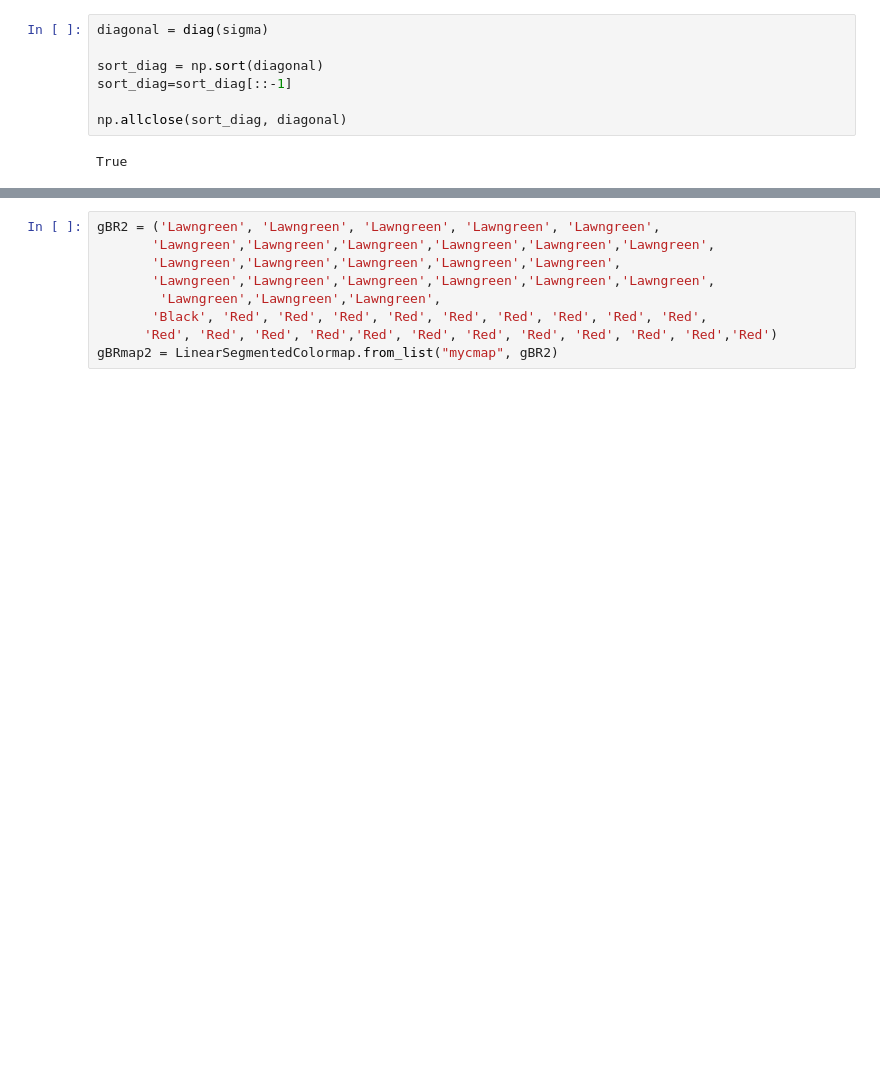
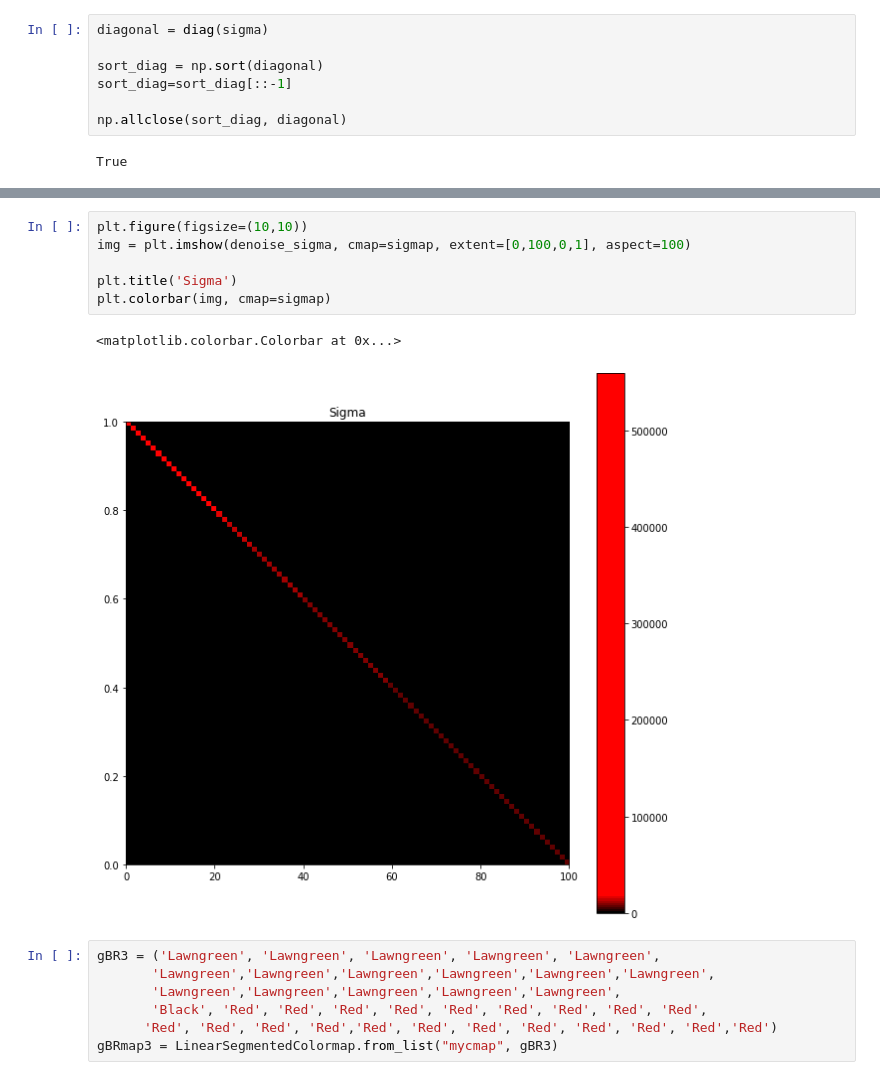
Before and after one commit to miholjcicmarko/DataScienceBME6900Project, a Jupyter notebook: alan brain atlas data/reading mouse VC data.ipynb, the cells around one changed output, grey strips where cells are left out. Drawn from its saved outputs; the diff is of its cells as text; blank space fills up the shorter version.

```diff
--- a/alan brain atlas data/reading mouse VC data.ipynb
+++ b/alan brain atlas data/reading mouse VC data.ipynb
@@ -318,10 +367,17 @@ True
+# %%
+plt.figure(figsize=(10,10))
+img = plt.imshow(denoise_sigma, cmap=sigmap, extent=[0,100,0,1], aspect=100)
+
+plt.title('Sigma')
+plt.colorbar(img, cmap=sigmap)
+# %% [output]
+<matplotlib.colorbar.Colorbar at 0x...>
+[figure, added]
 # %%
-gBR2 = ('Lawngreen', 'Lawngreen', 'Lawngreen', 'Lawngreen', 'Lawngreen',
+gBR3 = ('Lawngreen', 'Lawngreen', 'Lawngreen', 'Lawngreen', 'Lawngreen',
        'Lawngreen','Lawngreen','Lawngreen','Lawngreen','Lawngreen','Lawngreen',
        'Lawngreen','Lawngreen','Lawngreen','Lawngreen','Lawngreen',
-       'Lawngreen','Lawngreen','Lawngreen','Lawngreen','Lawngreen','Lawngreen',
-        'Lawngreen','Lawngreen','Lawngreen',
        'Black', 'Red', 'Red', 'Red', 'Red', 'Red', 'Red', 'Red', 'Red', 'Red',
       'Red', 'Red', 'Red', 'Red','Red', 'Red', 'Red', 'Red', 'Red', 'Red', 'Red','Red')
-gBRmap2 = LinearSegmentedColormap.from_list("mycmap", gBR2)
+gBRmap3 = LinearSegmentedColormap.from_list("mycmap", gBR3)
 # %%
```
Also changed, not shown: parts of 22 cells of this notebook, 1 other file.
